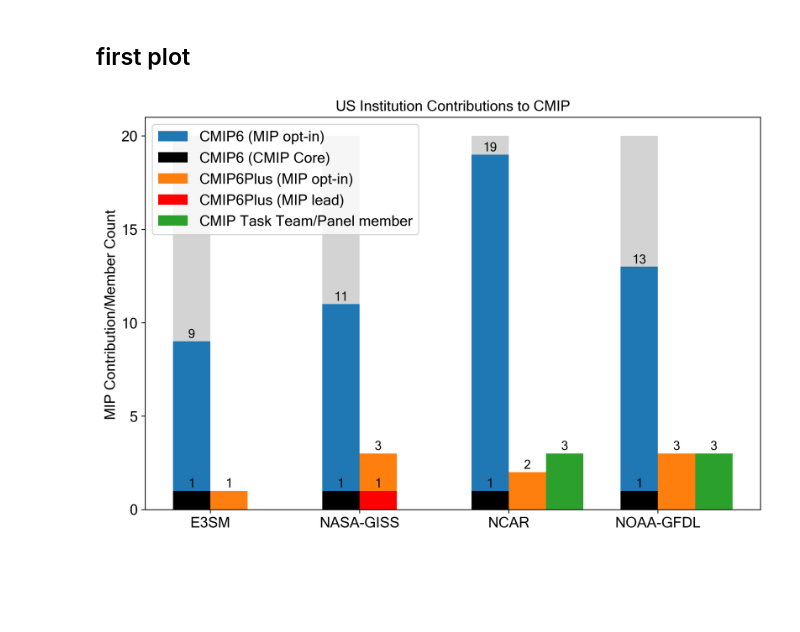
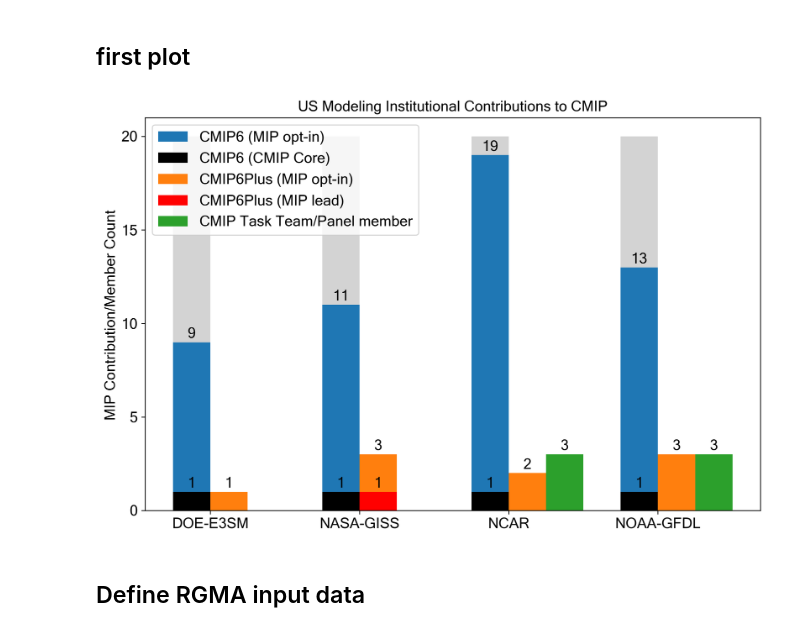
Before and after one commit to durack1/MIPPlots, a Jupyter notebook: mipContributions.ipynb, the cells around one changed output. Saved outputs shown, nothing was run; the diff lists cells and outputs as text; code cells hidden in the pictures; blank space fills up the shorter version.

```diff
--- a/mipContributions.ipynb
+++ b/mipContributions.ipynb
@@ -23,13 +24,13 @@ timeFormat: 230412T224659
 # %% [markdown]
 ## define input data
 # %%
-labels = ["E3SM", "NASA-GISS", "NCAR", "NOAA-GFDL"]
+labels = ["DOE-E3SM", "NASA-GISS", "NCAR", "NOAA-GFDL"]
 cmip6Mips = [9, 11, 19, 13]  # CMIP6 values pulled from https://esgf-node.llnl.gov/search/cmip6/
 cmip6PlusMips = [1, 3, 2, 3]  # "CMIP6Plus" values pulled from CERESMIP, LESFMIP and RAMIP papers
 cmip6PlusMipLead = [np.nan, 1, np.nan, np.nan]  # Number of "CMIP5Plus" MIPs that are being institutionally led
 cmipTaskTeamMembers = [np.nan, np.nan, 3, 3]  # Number of members of *MIP panels and task teams
-cmip = [1,]*4  # pad a single entry - CMIP "entry card"
-pad = [20,]*4  # pad a blank entry
+cmip = [1,]*len(labels)  # pad a single entry - CMIP "entry card"
+pad = [20,]*len(labels)  # ; pad.insert(1, np.nan)  # pad a blank entry
 # %% [markdown]
 ## first plot
 # %%
@@ -46,34 +47,36 @@ fig, ax = plt.subplots(figsize=(9, 6), dpi=300)
 rects0 = ax.bar(x - width*.5, pad, width, label="", color="lightgrey")
 rects2 = ax.bar(x - width*.5, cmip6Mips, width, label="CMIP6 (MIP opt-in)")
 rects1 = ax.bar(x - width*.5, cmip, width, label="CMIP6 (CMIP Core)", color="black")  # overplot last
 rects3 = ax.bar(x + width*.5, cmip6PlusMips, width, label="CMIP6Plus (MIP opt-in)")
 rects4 = ax.bar(x + width*.5, cmip6PlusMipLead, width, label="CMIP6Plus (MIP lead)", color="red")
 rects5 = ax.bar(x + width*1.5, cmipTaskTeamMembers, width, label="CMIP Task Team/Panel member")
 
 # pretty things up - add text for labels, title and custom x-axis tick labels, etc.
-ax.set_title('US Institution Contributions to CMIP',
+ax.set_title('US Modeling Institutional Contributions to CMIP',
              fontname=fontName, fontsize=fontsize)
 ax.set_ylabel('MIP Contribution/Member Count', fontname=fontName, fontsize=fontsize)
 plt.yticks([0,5,10,15,20], fontname=fontName, fontsize=fontsize)
 ax.set_xticks(x, labels, fontname=fontName, fontsize=fontsize)
 ax.legend(prop={"family": fontName, "size": fontsize}, loc="upper left")
 
 # label cleanup
 padding = 1
-labelSize = 12
+labelSize = 14
 
 # add labels/counts to each bar
 ax.bar_label(rects2, padding=padding, fontname=fontName, fontsize=labelSize)
 ax.bar_label(rects3, padding=padding, fontname=fontName, fontsize=labelSize)
 ax.bar_label(rects1, padding=padding, fontname=fontName, fontsize=labelSize)
 ax.bar_label(rects4, padding=padding, fontname=fontName, fontsize=labelSize)
-ax.bar_label(rects5, padding=padding, fontname=fontName, fontsize=labelSize)
+ax.bar_label(rects5, padding=padding, fontname=fontName, fontsize=labelSize)  #, fontweight='bold')
 
 # fill canvas
 fig.tight_layout()
 
 # display, save and close
 plt.show()
 fig.savefig("_".join([timeFormat,"USMIPContribution-Counts.png"]))
 # %% [output]
-[figure, old version]
+[figure, new version]
+# %% [markdown]
+## Define RGMA input data
```
Also changed, not shown: parts of 6 cells of this notebook, 1 other file.
